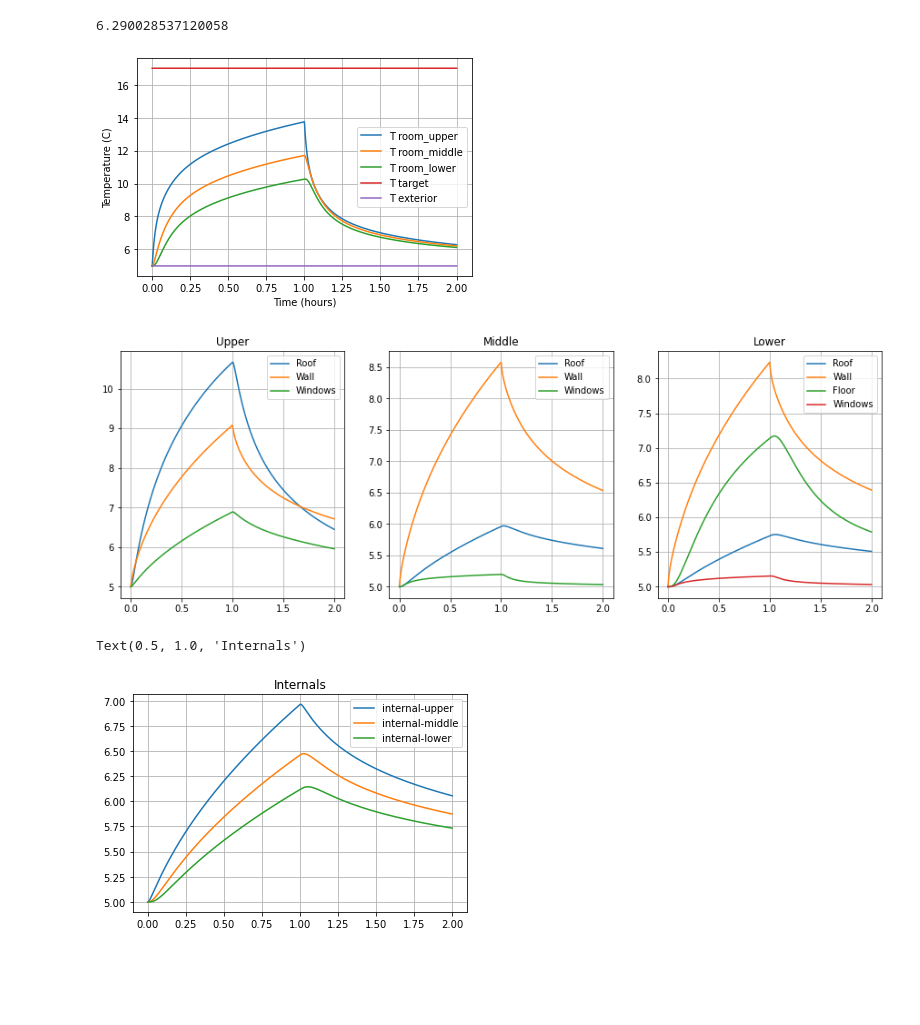
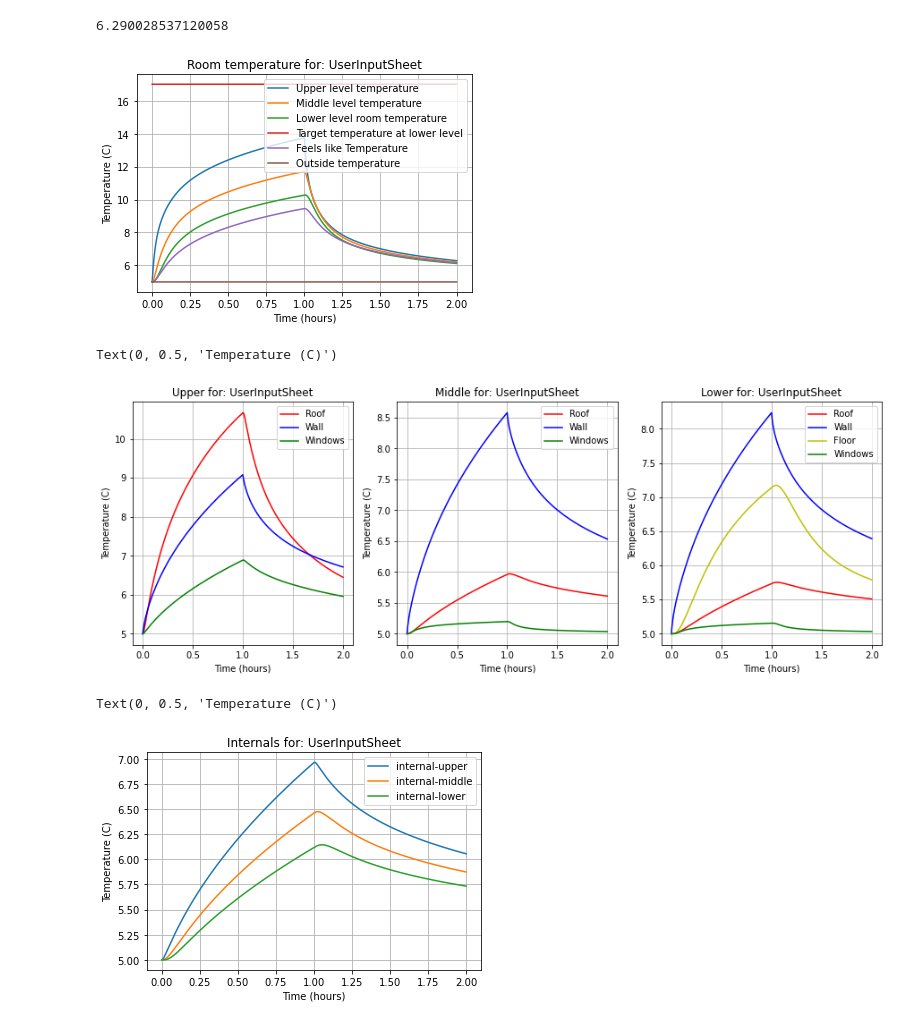
Before and after one commit to l-hemsley/HeatingModel, a Jupyter notebook: ChurchModel.ipynb, the cells around one changed output. Drawn from its saved outputs; the diff is of its cells as text; code cells hidden in the pictures; blank space fills up the shorter version.

Commit message:
add dad graph changes

```diff
--- a/ChurchModel.ipynb
+++ b/ChurchModel.ipynb
@@ -32,7 +32,9 @@ N_t_steps=int(total_time_s/t_step)+1
 t_array=np.arange(0,N_t_steps*t_step,t_step)/(60*60) #time array in hours
 # %%
 # # UPPER ROOM INITIALIZATION #########################
-[rooms,surfaces,T_target,T_exterior,hotspots,internals]=ReadInParameters('UserInputSheet.xlsx')
+Data_input_spreadsheet='UserInputSheet'
+#Data_input_spreadsheet=input("spreadsheet name:  ")
+[rooms,surfaces,T_target,T_exterior,hotspots,internals]=ReadInParameters(Data_input_spreadsheet+ '.xlsx')
 upper=rooms[0]
 middle=rooms[1]
 lower=rooms[2]
@@ -101,7 +103,7 @@ for t in tqdm(range(N_t_steps)):
             lineObjects =axs[s].plot(np.arange(0,surface.N_cells*0.5,0.5),surface.T_array)
             axs[s].legend(t_visualization/60,title='Time (minutes)')
             axs[s].grid('True')
-            axs[s].set_title(surface_name_list[s])
+            axs[s].set_title(surface_name_list[s] + 'for :' + Data_input_spreadsheet)
             axs[s].set_xlabel('Thickness (cm)')
             axs[s].set_ylabel('Temperature (C)')
             s=s+1
@@ -170,43 +171,53 @@ for t in tqdm(range(N_t_steps)):
 # %%
 # MAKE PLOTS ##########################
-plt.plot(t_array,data_array_T_room_upper,label='T room_upper')
-plt.plot(t_array,data_array_T_room_middle,label='T room_middle')
-plt.plot(t_array,data_array_T_room_lower,label='T room_lower')
-plt.plot(t_array,data_array_T_feelslike,label='T ')
-plt.plot(t_array,np.full(N_t_steps,T_target),label='T target')
-plt.plot(t_array,np.full(N_t_steps,T_exterior),label='T exterior')
+plt.plot(t_array,data_array_T_room_upper,label='Upper level temperature')
+plt.plot(t_array,data_array_T_room_middle,label='Middle level temperature')
+plt.plot(t_array,data_array_T_room_lower,label='Lower level room temperature')
+plt.plot(t_array,np.full(N_t_steps,T_target),label='Target temperature at lower level')
+plt.plot(t_array,data_array_T_feelslike,label='Feels like Temperature')
+plt.plot(t_array,np.full(N_t_steps,T_exterior),label='Outside temperature')
+plt.title('Room temperature for: ' + Data_input_spreadsheet)
 plt.legend()
 plt.grid('True')
 plt.xlabel('Time (hours)')
 plt.ylabel('Temperature (C)')
 print(data_array_T_room_upper[-1])
 # %% [output]
 6.290028537120058
-[figure, old version]
+[figure, new version]
 # %%
 fig, (ax1,ax2,ax3) = plt.subplots(1,3,figsize=(15, 5))
-lineObjects =ax1.plot(t_array,data_array_surfaces[:,0:3])
+lineObjects =ax1.plot(t_array,data_array_surfaces[:,0:1],'r',t_array,data_array_surfaces[:,1:2],'b',t_array,data_array_surfaces[:,2:3],'g')
 ax1.legend(iter(lineObjects), ('Roof','Wall','Windows'))
 ax1.grid('True')
-ax1.set_title('Upper')
-lineObjects =ax2.plot(t_array,data_array_surfaces[:,3:6])
+ax1.set_title('Upper for: ' + Data_input_spreadsheet)
+ax1.set_xlabel('Time (hours)')
+ax1.set_ylabel('Temperature (C)')
+lineObjects =ax2.plot(t_array,data_array_surfaces[:,3:4],'r',t_array,data_array_surfaces[:,4:5],'b',t_array,data_array_surfaces[:,5:6],'g')
 ax2.legend(iter(lineObjects), ('Roof','Wall','Windows'))
-ax2.set_title('Middle')
+ax2.set_title('Middle for: ' + Data_input_spreadsheet)
 ax2.grid('True')
-lineObjects =ax3.plot(t_array,data_array_surfaces[:,6:10])
+ax2.set_xlabel('Time (hours)')
+ax2.set_ylabel('Temperature (C)')
+lineObjects =ax3.plot(t_array,data_array_surfaces[:,6:7],'r',t_array,data_array_surfaces[:,7:8],'b',t_array,data_array_surfaces[:,8:9],'y',t_array,data_array_surfaces[:,9:10],'g')
 ax3.legend(iter(lineObjects), ('Roof','Wall','Floor','Windows'))
-ax3.set_title('Lower')
+ax3.set_title('Lower for: ' + Data_input_spreadsheet)
 ax3.grid('True')
+ax3.set_xlabel('Time (hours)')
+ax3.set_ylabel('Temperature (C)')
 # %% [output]
+Text(0, 0.5, 'Temperature (C)')
-[figure, old version]
+[figure, new version]
 # %%
 lineObjects =plt.plot(t_array,data_array_surfaces[:,10:13])
 plt.legend(iter(lineObjects), ('internal-upper','internal-middle','internal-lower'))
 plt.grid('True')
-plt.title('Internals')
+plt.title('Internals for: ' + Data_input_spreadsheet)
+plt.xlabel('Time (hours)')
+plt.ylabel('Temperature (C)')
 # %% [output]
-Text(0.5, 1.0, 'Internals')
+Text(0, 0.5, 'Temperature (C)')
-[figure, old version]
+[figure, new version]
 # %%
 lineObjects =plt.plot(t_array,data_array_hotspots)
 plt.legend(iter(lineObjects), ('hotspot_upper','hotspot_middle','hotspot_lower'))
```
Also changed, not shown: parts of 6 cells of this notebook.
